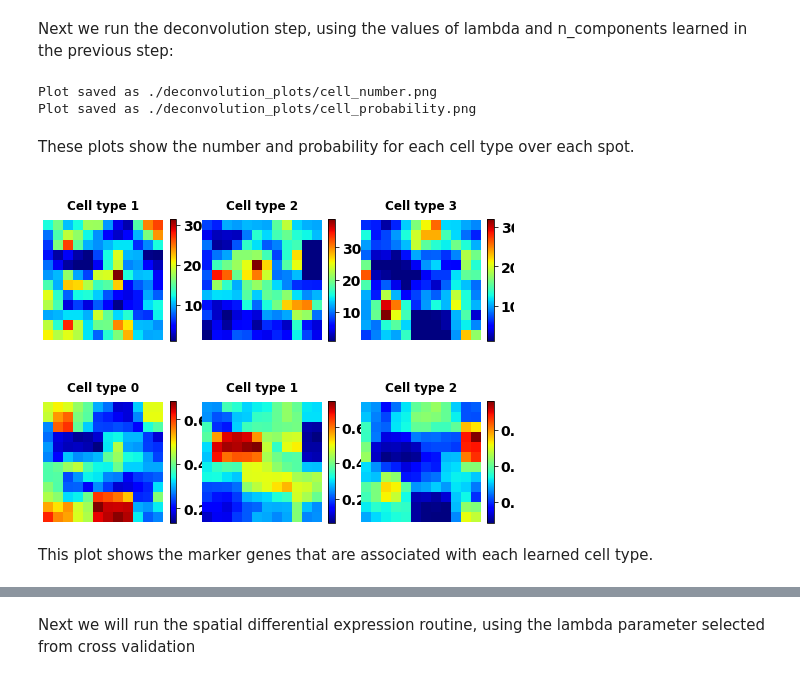
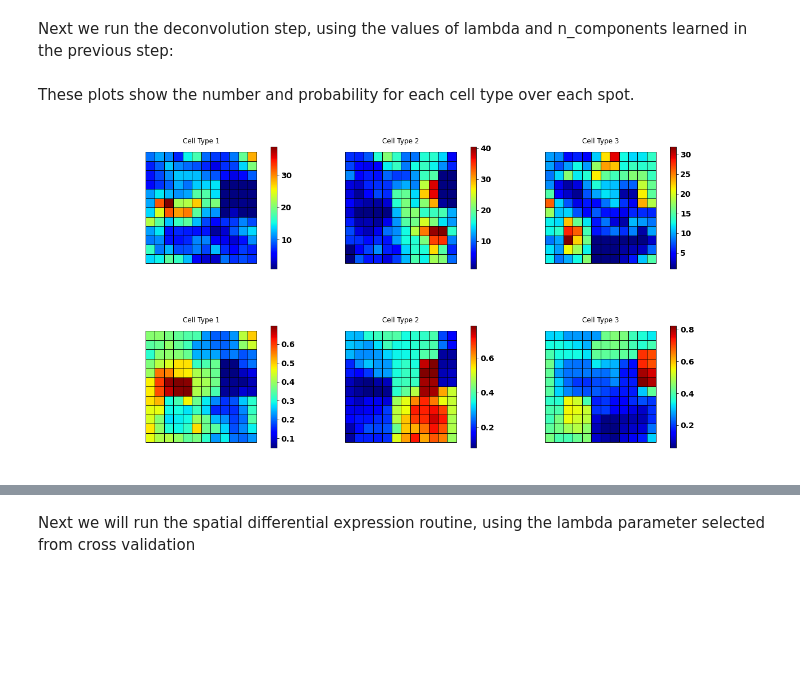
Before and after one commit to tansey-lab/bayestme, a Jupyter notebook: notebooks/demo.ipynb, the cells around one changed output, grey strips where cells are left out. Drawn from its saved outputs; the diff is of its cells as text; code cells hidden in the pictures; blank space fills up the shorter version.

```diff
--- a/notebooks/demo.ipynb
+++ b/notebooks/demo.ipynb
@@ -207,26 +195,26 @@ deconvolution_result = deconvolution.deconvolve(
 # %%
 Path("./deconvolution_plots").mkdir(exist_ok=True)
 
-deconvolution.plot_deconvolution(
+deconvolution.plot_cell_prob(
         stdata=cleaned_dataset,
-        deconvolution_result=deconvolution_result,
+        result=deconvolution_result,
         output_dir='./deconvolution_plots',
-        output_format='png',
-        n_marker_genes=1,
-        alpha=0.05,
-        marker_gene_method=deconvolution.MarkerGeneMethod.TIGHT)
+        output_format= 'png',
+)
+
+deconvolution.plot_cell_num(
+        stdata=cleaned_dataset,
+        result=deconvolution_result,
+        output_dir='./deconvolution_plots',
+        output_format= 'png',
+)
-# %% [output]
-Plot saved as ./deconvolution_plots/cell_number.png
-Plot saved as ./deconvolution_plots/cell_probability.png
 # %% [markdown]
 These plots show the number and probability for each cell type over each spot.
 # %%
-Image(filename='./deconvolution_plots/cell_number.png', unconfined=True)
+Image(filename='./deconvolution_plots/cell_type_counts.png', unconfined=True)
 # %% [output]
-[figure, old version]
+[figure, new version]
 # %%
-Image(filename='./deconvolution_plots/cell_probability.png', unconfined=True)
+Image(filename='./deconvolution_plots/cell_type_probabilities.png', unconfined=True)
 # %% [output]
-[figure, old version]
+[figure, new version]
-# %% [markdown]
-This plot shows the marker genes that are associated with each learned cell type.
```
Also changed, not shown: parts of 12 cells of this notebook, 1 other file.
